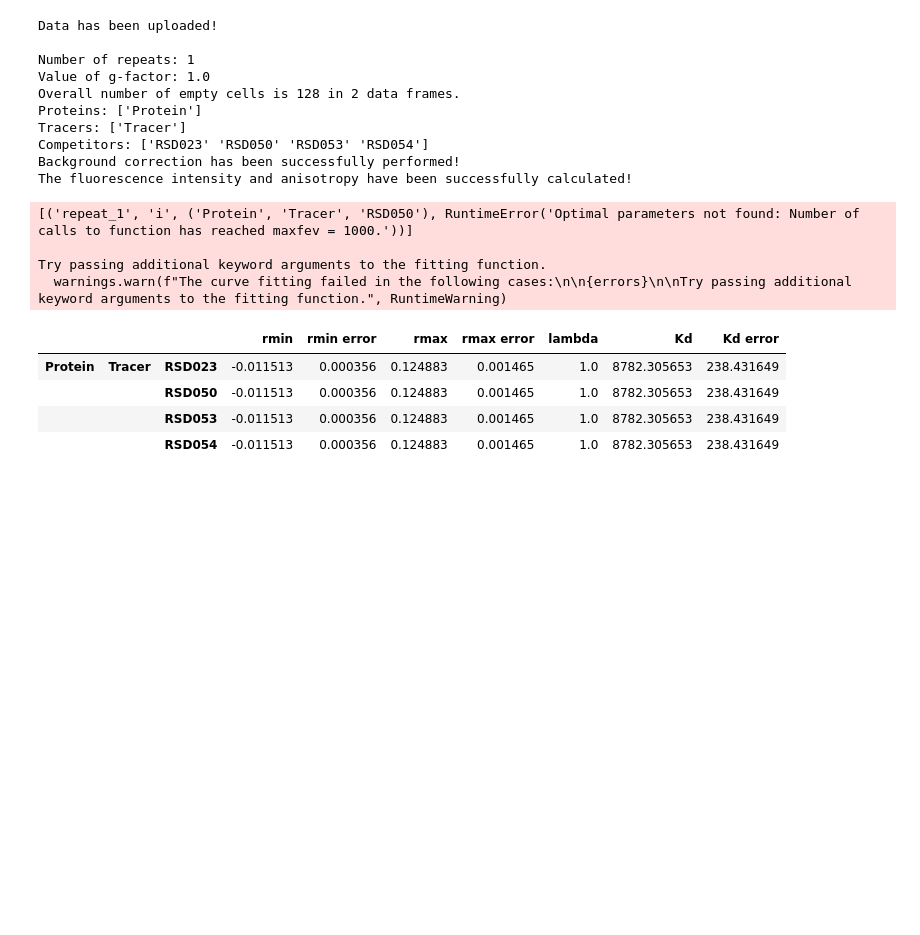
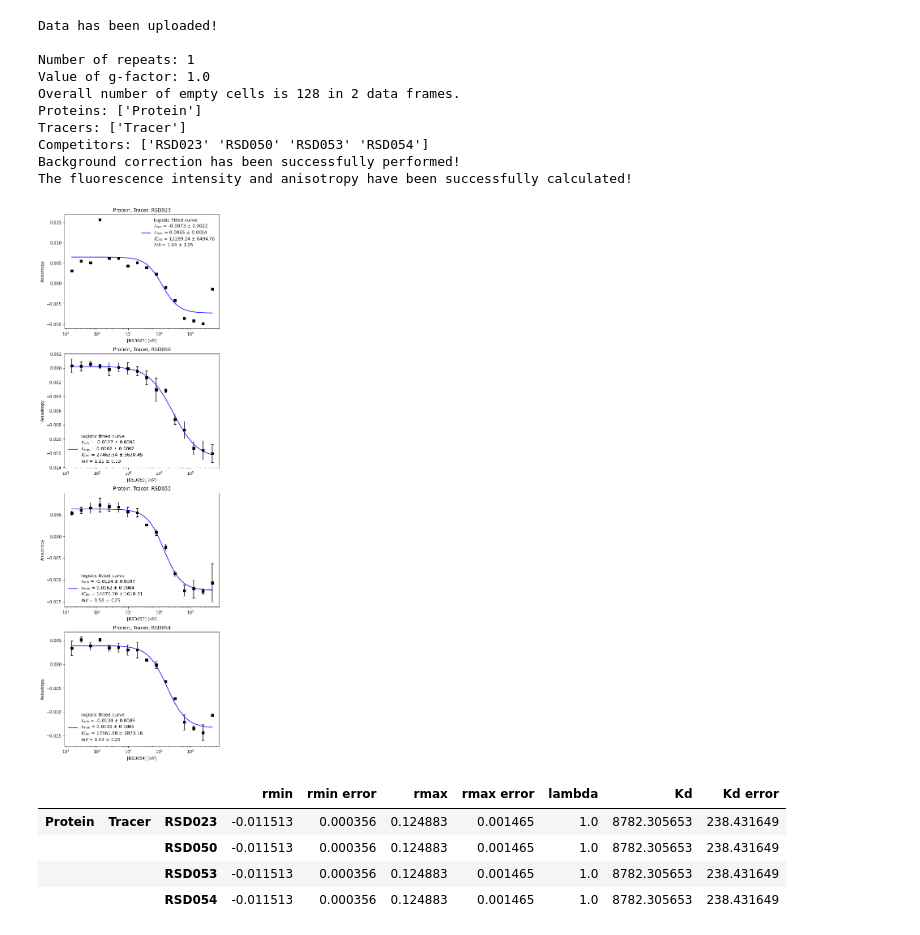
Before and after one commit to mariuszlas/Fluorescence-Anisotropy-Analysis-Development, a Jupyter notebook: fluorescenceanisotropy/fluores_anisotropy.ipynb, the cells around one changed output. Drawn from its saved outputs; the diff is of its cells as text; code cells hidden in the pictures; blank space fills up the shorter version.

```diff
--- a/fluorescenceanisotropy/fluores_anisotropy.ipynb
+++ b/fluorescenceanisotropy/fluores_anisotropy.ipynb
@@ -1613,9 +1665,8 @@ Competitors: ['RSD023' 'RSD050' 'RSD053' 'RSD054']
 Background correction has been successfully performed!
 The fluorescence intensity and anisotropy have been successfully calculated!
 # %%
-my_datac.logistic_fit()
+my_datac.logisitc_fit_comp()
-# %% [output]
-[('repeat_1', 'i', ('Protein', 'Tracer', 'RSD050'), RuntimeError('Optimal parameters not found: Number of calls to function has reached maxfev = 1000.'))]
-
-Try passing additional keyword arguments to the fitting function.
-  warnings.warn(f"The curve fitting failed in the following cases:\n\n{errors}\n\nTry passing additional keyword arguments to the fitting function.", RuntimeWarning)
+# %%
+my_datac.plot_ani_comp()
+# %% [output]
+[figure, added]
```
Also changed, not shown: parts of 30 cells of this notebook.
